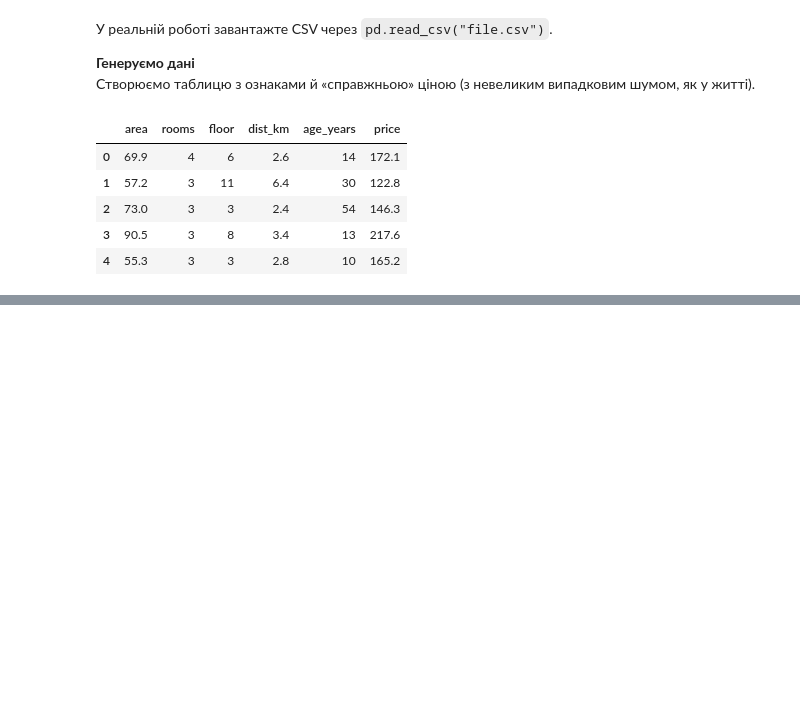
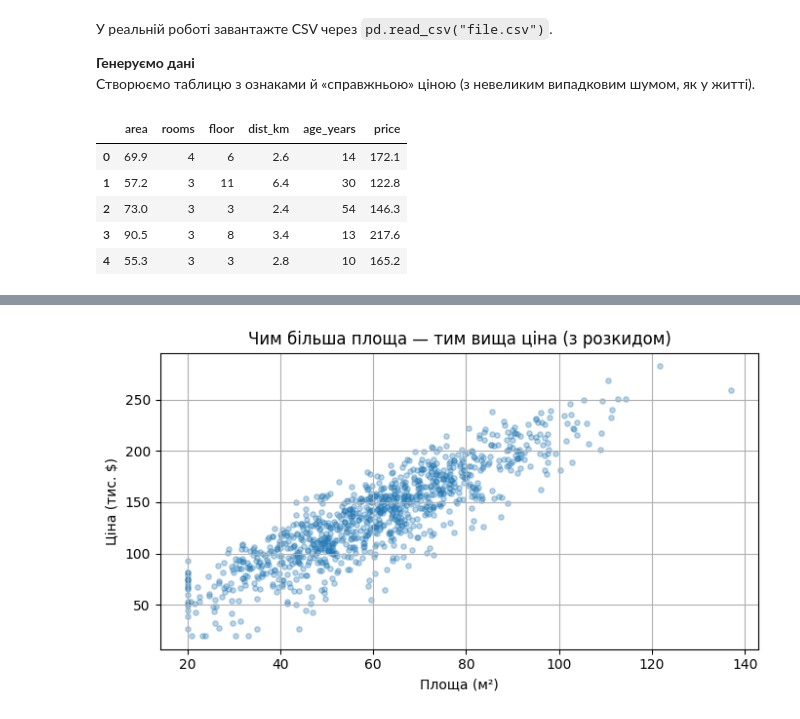
Before and after one commit to DymaStar/DTA_2026, a Jupyter notebook: ML/DimaStar1006_"LinearRegression_DTA".ipynb, the cells around one changed output, grey strips where cells are left out. Cells and saved outputs as stored; diff of their text form; code cells hidden in the pictures; blank space fills up the shorter version.

```diff
--- a/ML/DimaStar1006_"LinearRegression_DTA".ipynb
+++ b/ML/DimaStar1006_"LinearRegression_DTA".ipynb
@@ -59,0 +127,21 @@ df.head()
+# %%
+# Покращений scatter plot
+plt.figure(figsize=(7, 4))
+
+plt.scatter(
+    df['area'],
+    df['price'],
+    alpha=0.3,   # прозорість точок
+    s=15         # розмір точок
+)
+
+plt.xlabel("Площа (м²)")
+plt.ylabel("Ціна (тис. $)")
+
+plt.title("Чим більша площа — тим вища ціна (з розкидом)")
+plt.tight_layout()
+plt.grid(True)
+
+plt.show()
+# %% [output]
+[figure, added]
```
Also changed, not shown: parts of 11 cells of this notebook.
